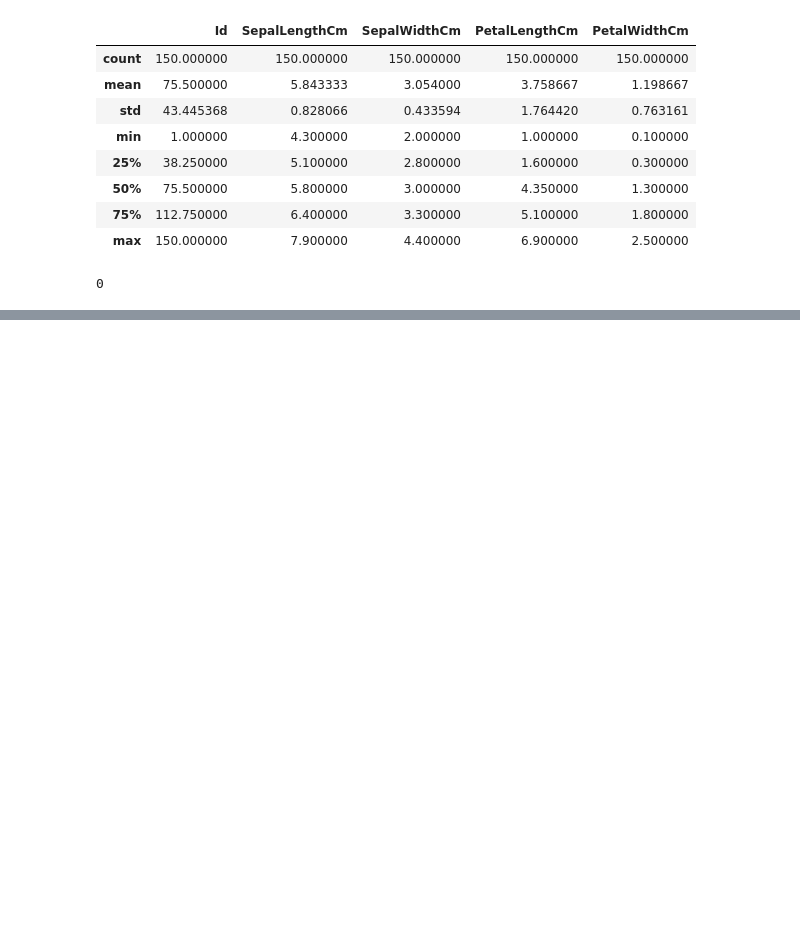
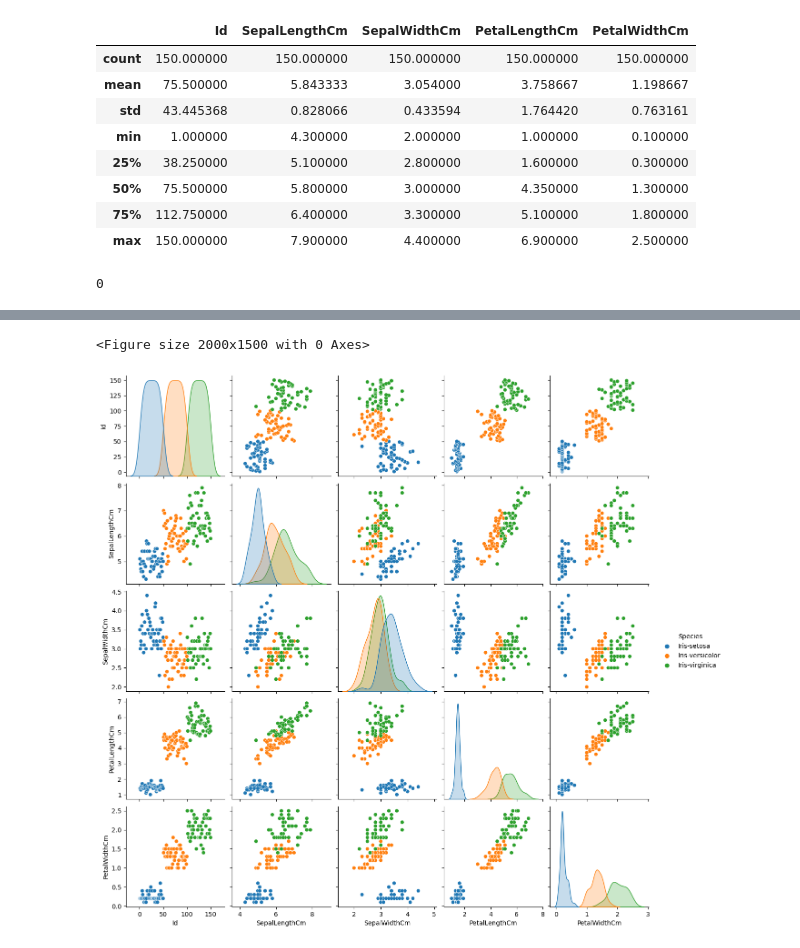
Before and after one commit to gautampatil01/Iris-flower-classification, a Jupyter notebook: Iris_Flower_Classification.ipynb, the cells around one changed output, grey strips where cells are left out. Saved outputs shown, nothing was run; the diff lists cells and outputs as text; code cells hidden in the pictures; blank space fills up the shorter version.

```diff
--- a/Iris_Flower_Classification.ipynb
+++ b/Iris_Flower_Classification.ipynb
@@ -74,0 +131,7 @@ We have
+# %%
+plt.figure(figsize = (20,15))
+sns.pairplot(df, hue = 'Species')
+plt.show()
+# %% [output]
+<Figure size 2000x1500 with 0 Axes>
+[figure, added]
```
Also changed, not shown: parts of 22 cells of this notebook.
